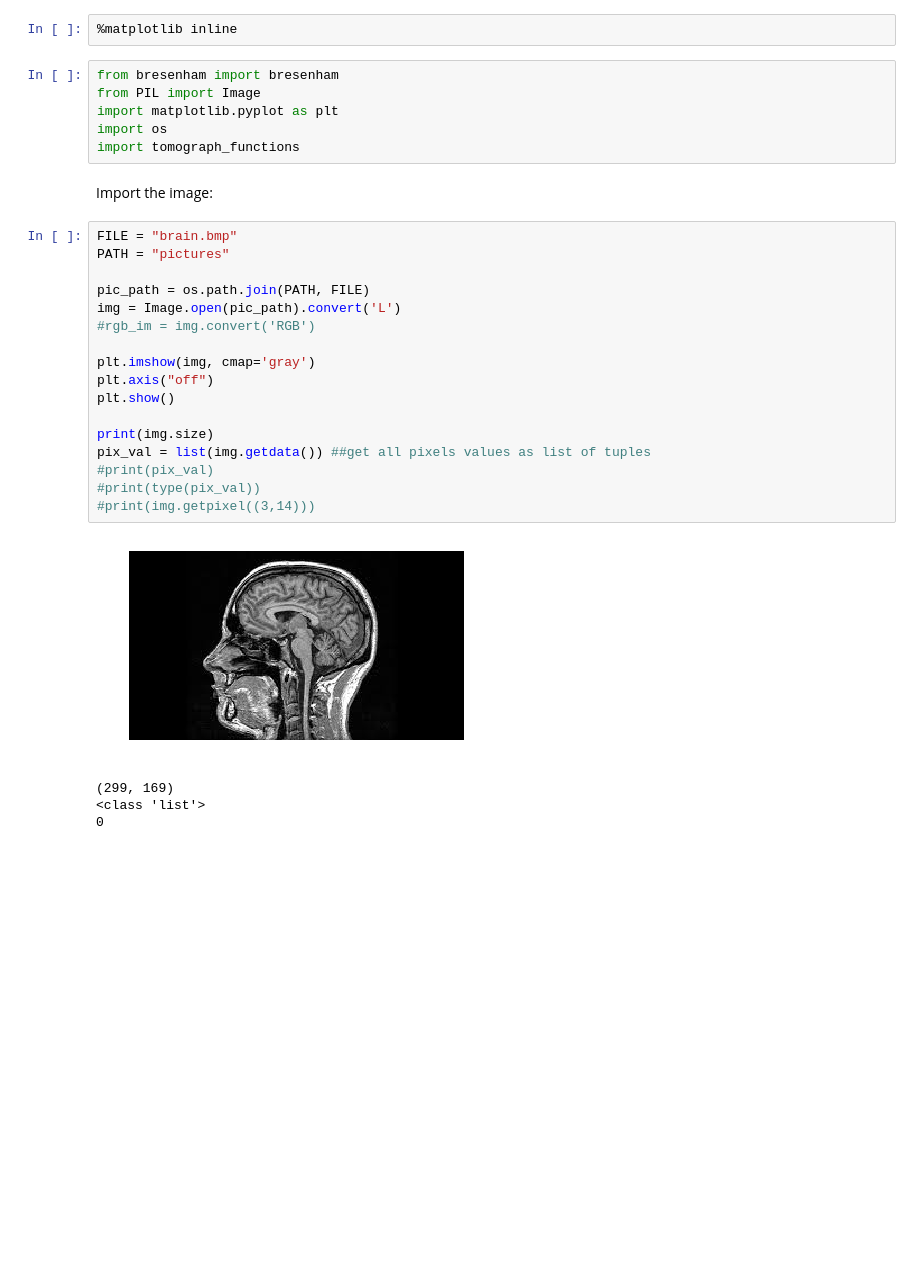
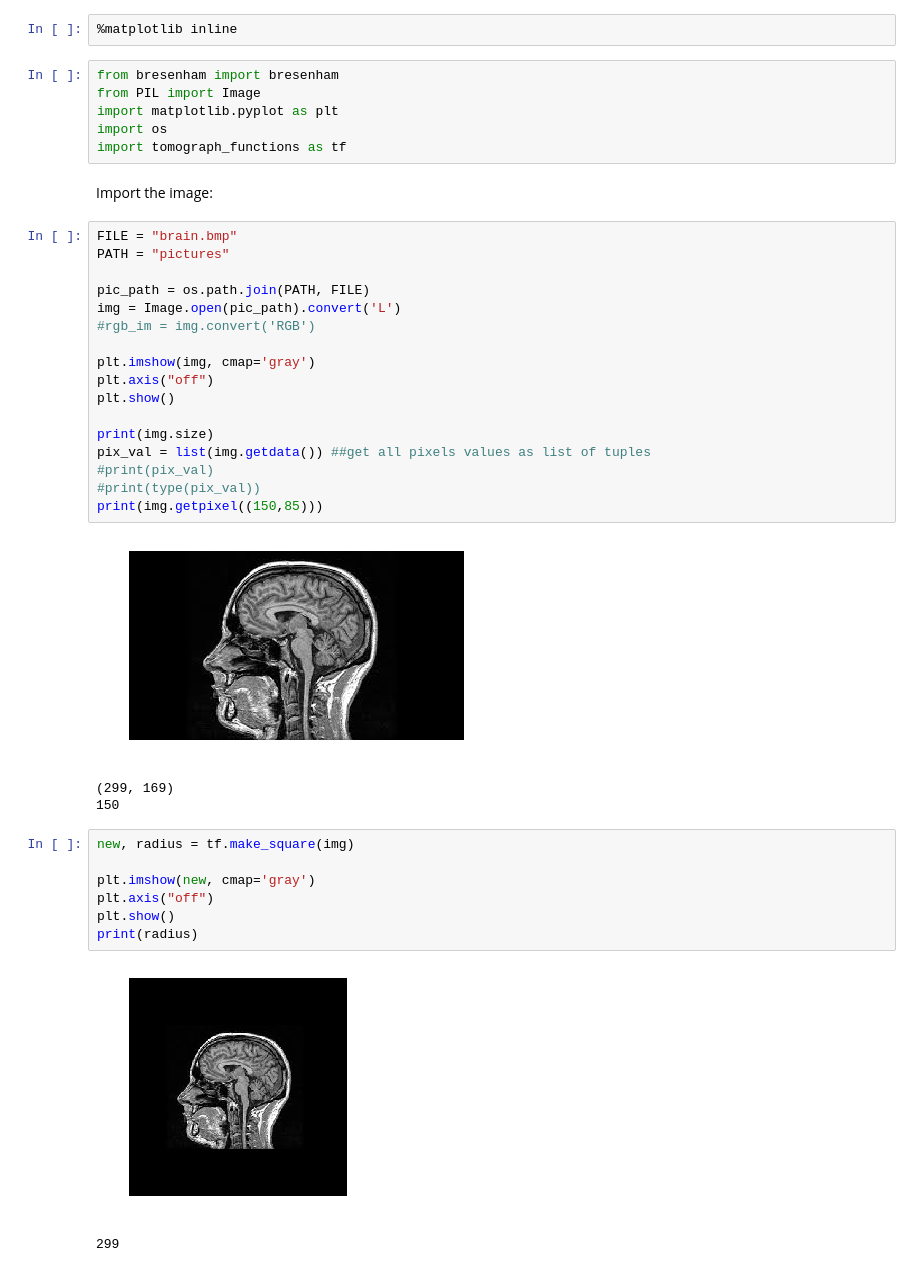
Before and after one commit to Nebizar/IT_in_Medicine, a Jupyter notebook: TomographSimulation/TomographSimulation.ipynb, the cells around one changed output. Saved outputs shown, nothing was run; the diff lists cells and outputs as text; blank space fills up the shorter version.

```diff
--- a/TomographSimulation/TomographSimulation.ipynb
+++ b/TomographSimulation/TomographSimulation.ipynb
@@ -11,7 +11,7 @@ from bresenham import bresenham
 from PIL import Image
 import matplotlib.pyplot as plt
 import os
-import tomograph_functions
+import tomograph_functions as tf
 # %% [markdown]
 Import the image:
 # %%
@@ -30,9 +30,18 @@ print(img.size)
 pix_val = list(img.getdata()) ##get all pixels values as list of tuples
 #print(pix_val)
 #print(type(pix_val))
-#print(img.getpixel((3,14)))
+print(img.getpixel((150,85)))
 # %% [output]
 [figure]
 (299, 169)
-<class 'list'>
-0
+150
+# %%
+new, radius = tf.make_square(img)
+
+plt.imshow(new, cmap='gray')
+plt.axis("off")
+plt.show()
+print(radius)
+# %% [output]
+[figure, added]
+299
```
Also changed, not shown: 1 other file.
